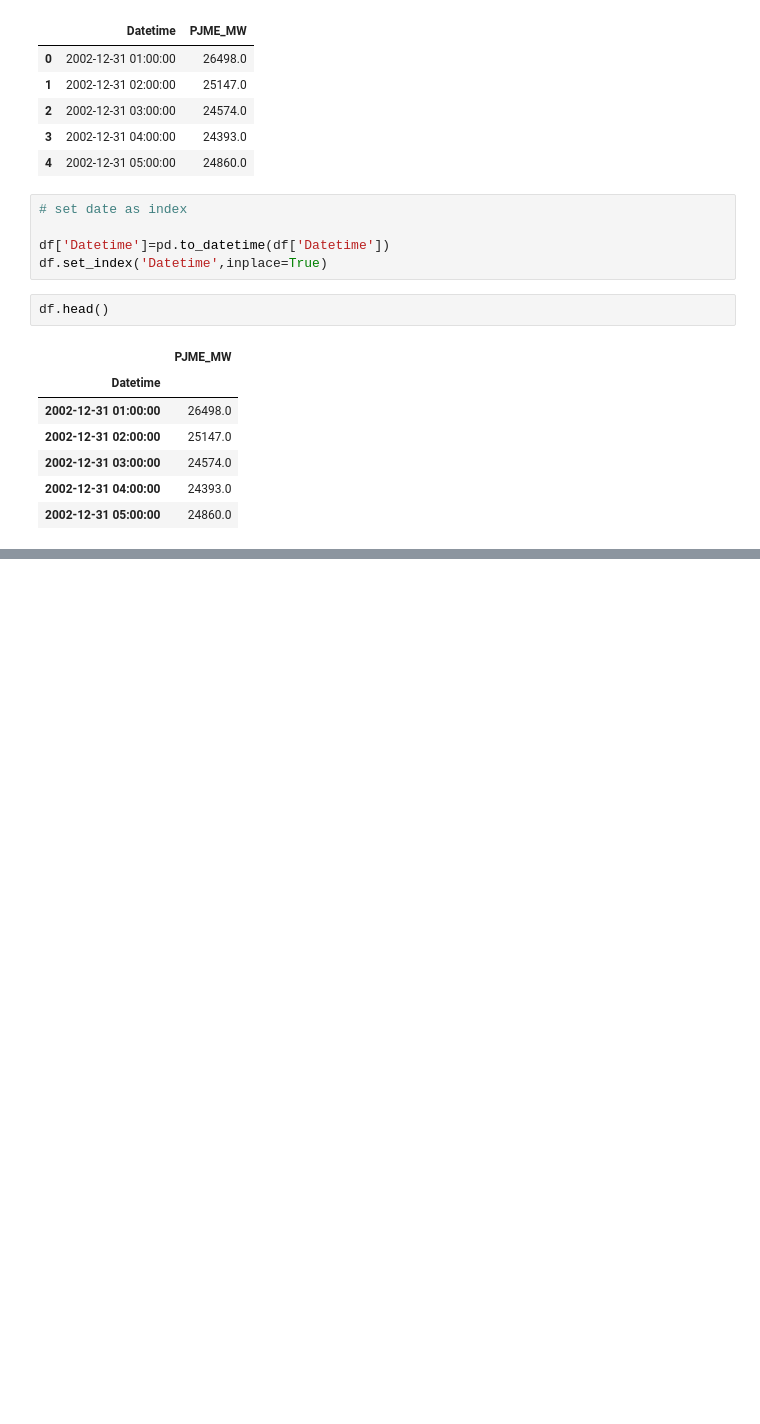
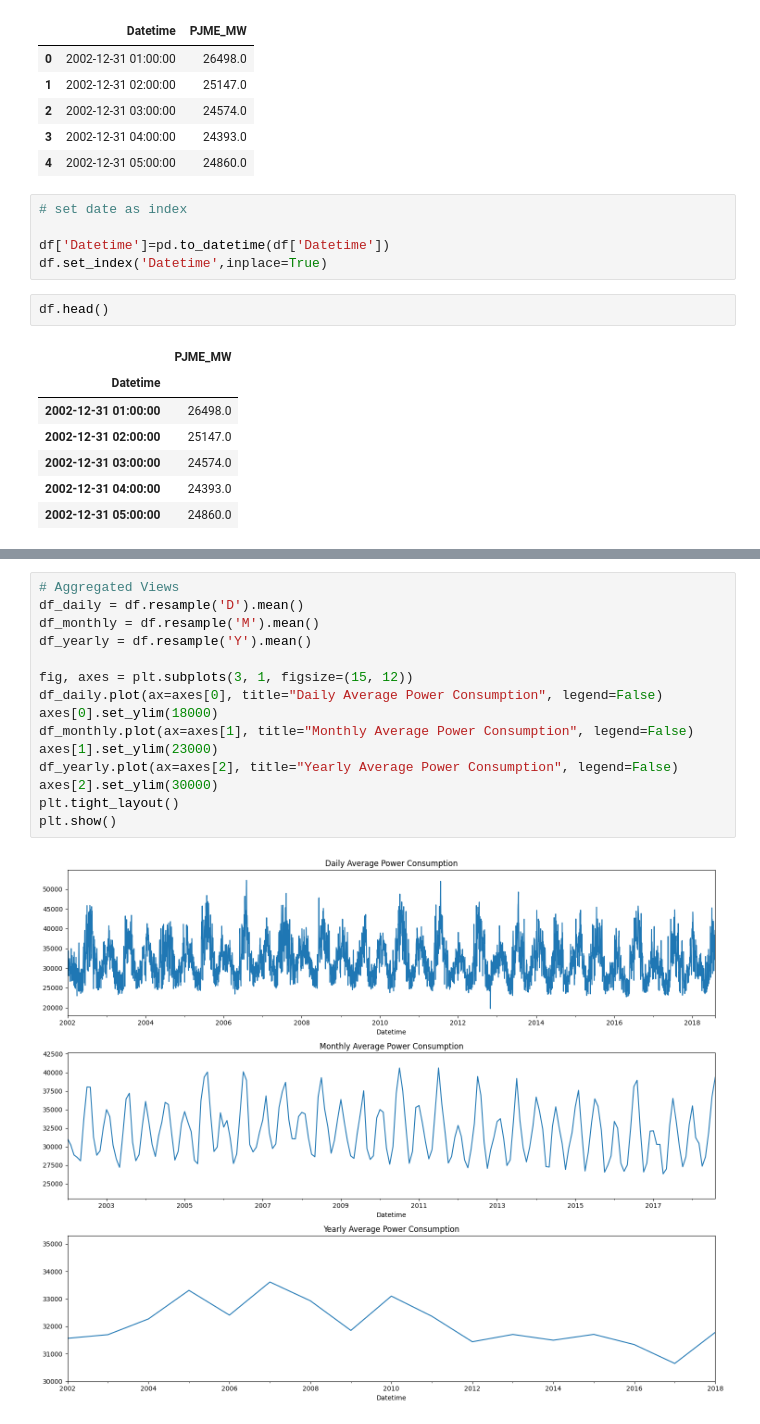
Before and after one commit to heetbhalani/PJM-East-Region-Power-Consumption-Forecast, a Jupyter notebook: forecast_times_series.ipynb, the cells around one changed output, grey strips where cells are left out. Saved outputs shown, nothing was run; the diff lists cells and outputs as text; blank space fills up the shorter version.

```diff
--- a/forecast_times_series.ipynb
+++ b/forecast_times_series.ipynb
@@ -45,0 +61,17 @@ df.head()
+# %%
+# Aggregated Views
+df_daily = df.resample('D').mean()
+df_monthly = df.resample('M').mean()
+df_yearly = df.resample('Y').mean()
+
+fig, axes = plt.subplots(3, 1, figsize=(15, 12))
+df_daily.plot(ax=axes[0], title="Daily Average Power Consumption", legend=False)
+axes[0].set_ylim(18000)
+df_monthly.plot(ax=axes[1], title="Monthly Average Power Consumption", legend=False)
+axes[1].set_ylim(23000)
+df_yearly.plot(ax=axes[2], title="Yearly Average Power Consumption", legend=False)
+axes[2].set_ylim(30000)
+plt.tight_layout()
+plt.show()
+# %% [output]
+[figure, added]
```
Also changed, not shown: parts of 15 cells of this notebook.
